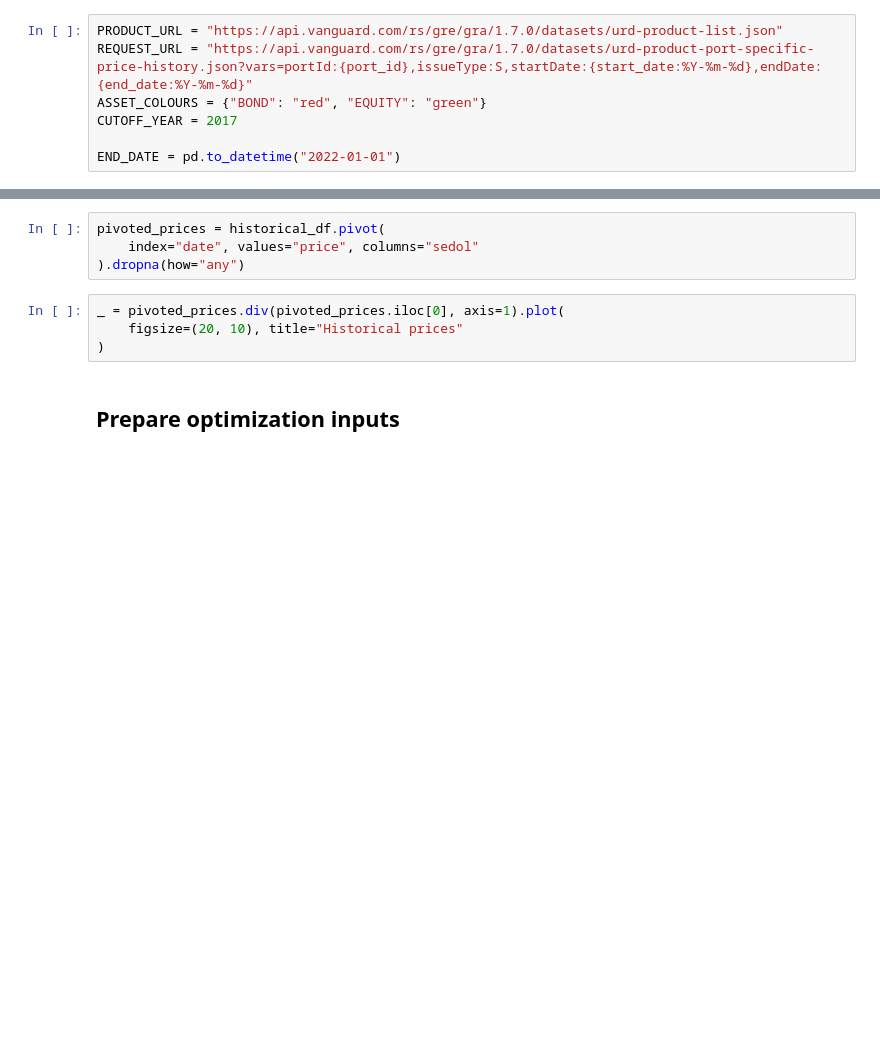
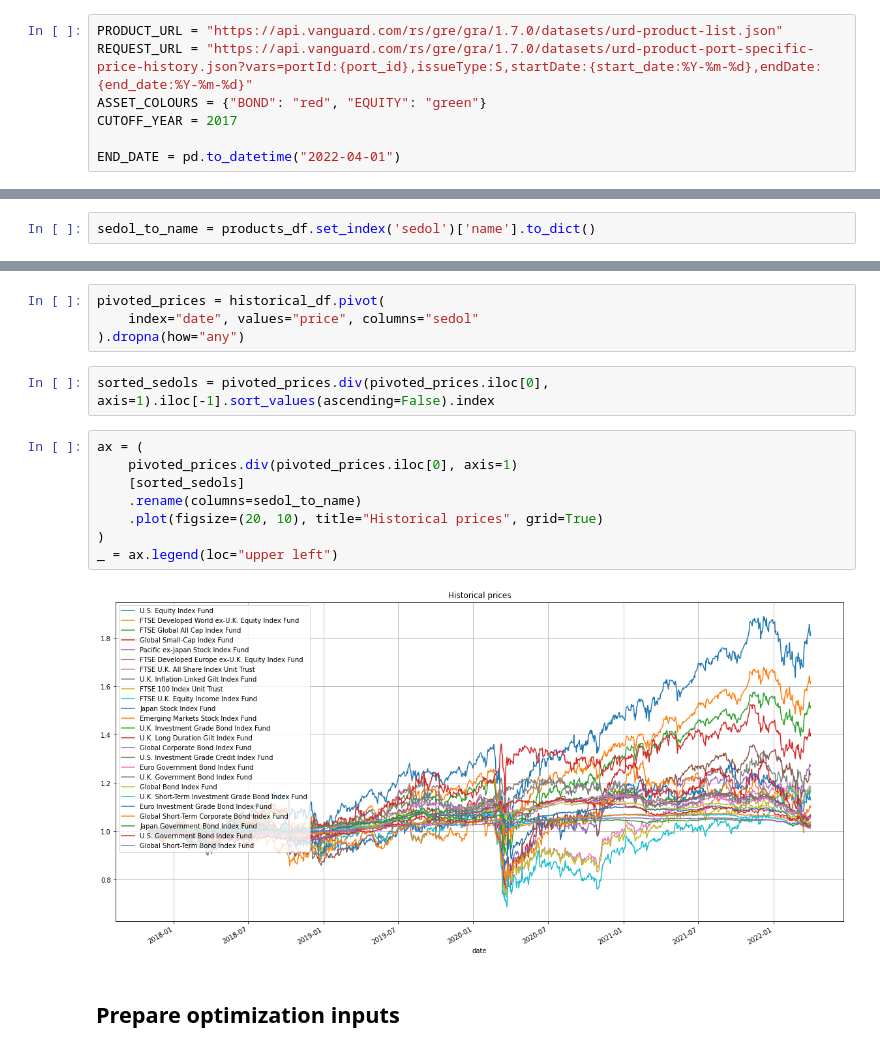
Before and after one commit to 0x26res/vanguard-optimizer, a Jupyter notebook: vanguard-optimizer.ipynb, the cells around one changed output, grey strips where cells are left out. Drawn from its saved outputs; the diff is of its cells as text; blank space fills up the shorter version.

Commit message:
Dust off + better charts

```diff
--- a/vanguard-optimizer.ipynb
+++ b/vanguard-optimizer.ipynb
@@ -25,7 +25,7 @@ REQUEST_URL = "https://api.vanguard.com/rs/gre/gra/1.7.0/datasets/urd-product-po
 ASSET_COLOURS = {"BOND": "red", "EQUITY": "green"}
 CUTOFF_YEAR = 2017
 
-END_DATE = pd.to_datetime("2022-01-01")
+END_DATE = pd.to_datetime("2022-04-01")
 # %% [markdown]
 ## Get products descriptions
 # %%
@@ -114,6 +134,8 @@ for port_id, history in histories.items():
     )
     dfs.append(df)
 historical_df = pd.concat(dfs, ignore_index=True)
+# %%
+sedol_to_name = products_df.set_index('sedol')['name'].to_dict()
 # %% [markdown]
 ## Explore products stats
 # %%
@@ -163,10 +187,18 @@ _ = ax.set_title("Risk vs Return")
 pivoted_prices = historical_df.pivot(
     index="date", values="price", columns="sedol"
 ).dropna(how="any")
+# %%
+sorted_sedols = pivoted_prices.div(pivoted_prices.iloc[0], axis=1).iloc[-1].sort_values(ascending=False).index
 # %%
-_ = pivoted_prices.div(pivoted_prices.iloc[0], axis=1).plot(
-    figsize=(20, 10), title="Historical prices"
+ax = (
+    pivoted_prices.div(pivoted_prices.iloc[0], axis=1)
+    [sorted_sedols]
+    .rename(columns=sedol_to_name)
+    .plot(figsize=(20, 10), title="Historical prices", grid=True)
 )
+_ = ax.legend(loc="upper left")
+# %% [output]
+[figure, added]
 # %% [markdown]
 ## Prepare optimization inputs
 # %%
```
Also changed, not shown: parts of 11 cells of this notebook, 2 other files.
